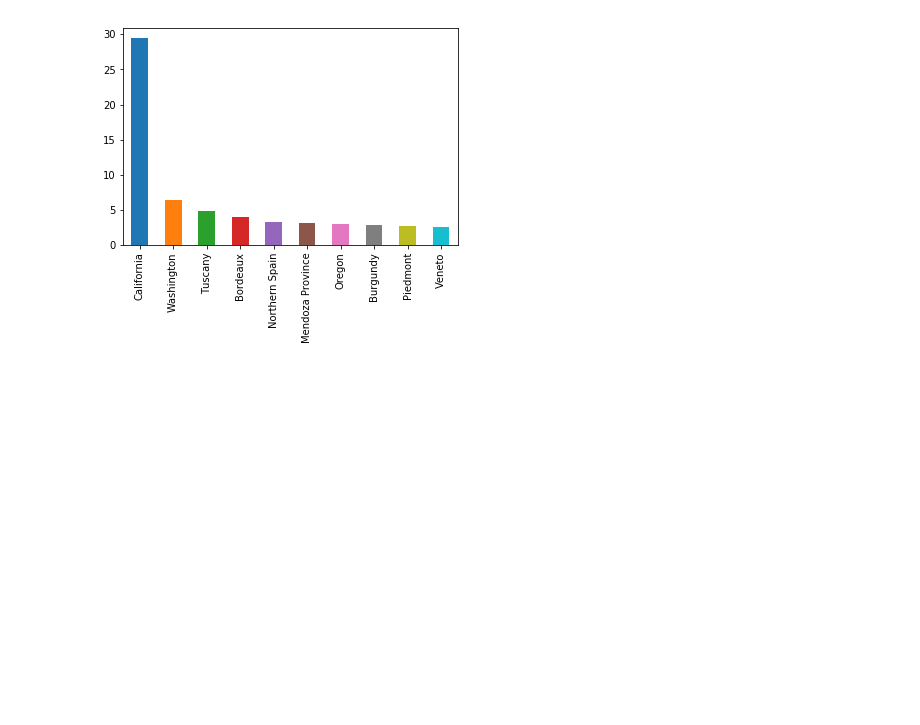
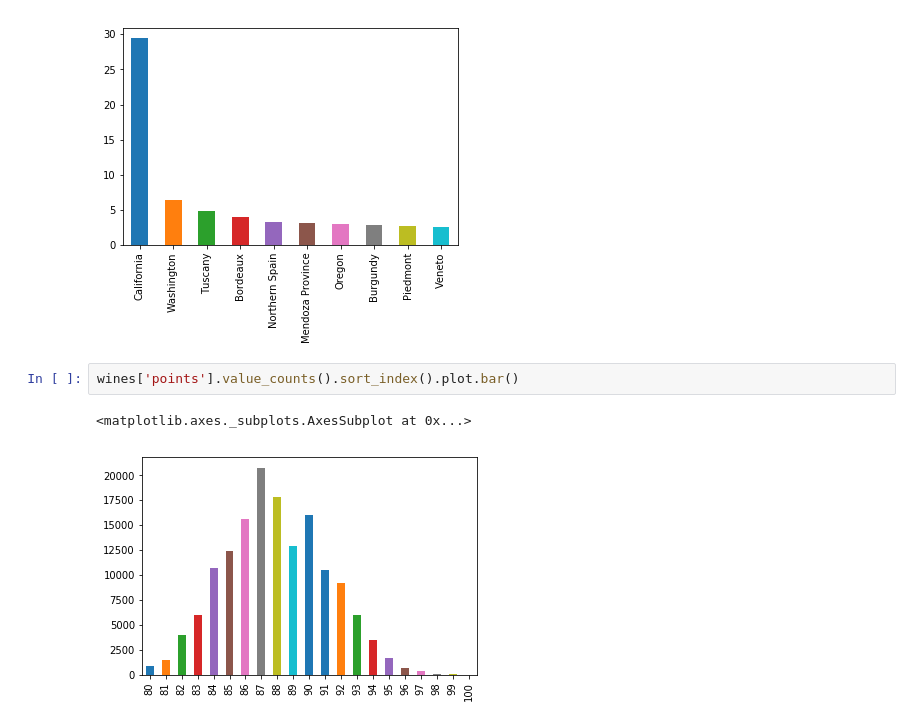
Before and after one commit to tutss/datascience, a Jupyter notebook: kaggle/training/Plotting.ipynb, the cells around one changed output. Saved outputs shown, nothing was run; the diff lists cells and outputs as text; blank space fills up the shorter version.

```diff
--- a/kaggle/training/Plotting.ipynb
+++ b/kaggle/training/Plotting.ipynb
@@ -20,3 +20,8 @@ wines['province'].value_counts().head(10).plot.bar()
 # %% [output]
 <matplotlib.axes._subplots.AxesSubplot at 0x...>
 [figure]
+# %%
+wines['points'].value_counts().sort_index().plot.bar()
+# %% [output]
+<matplotlib.axes._subplots.AxesSubplot at 0x...>
+[figure, added]
```
Also changed, not shown: parts of 8 cells of this notebook.
